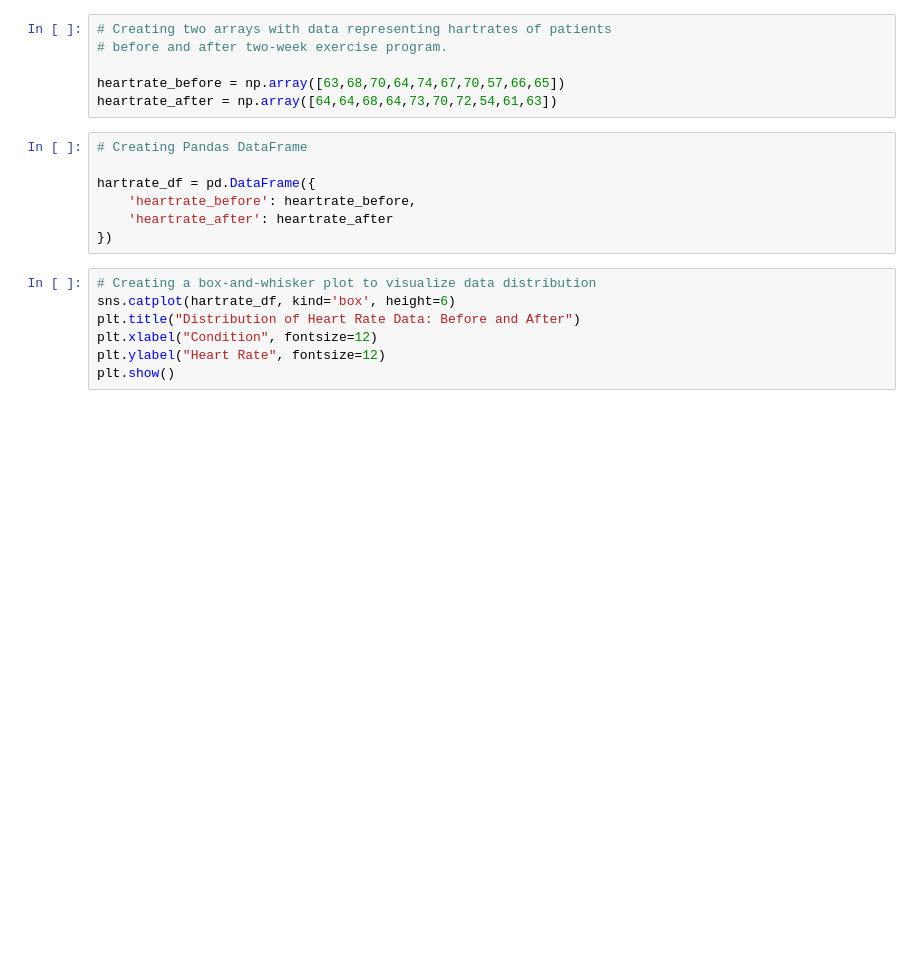
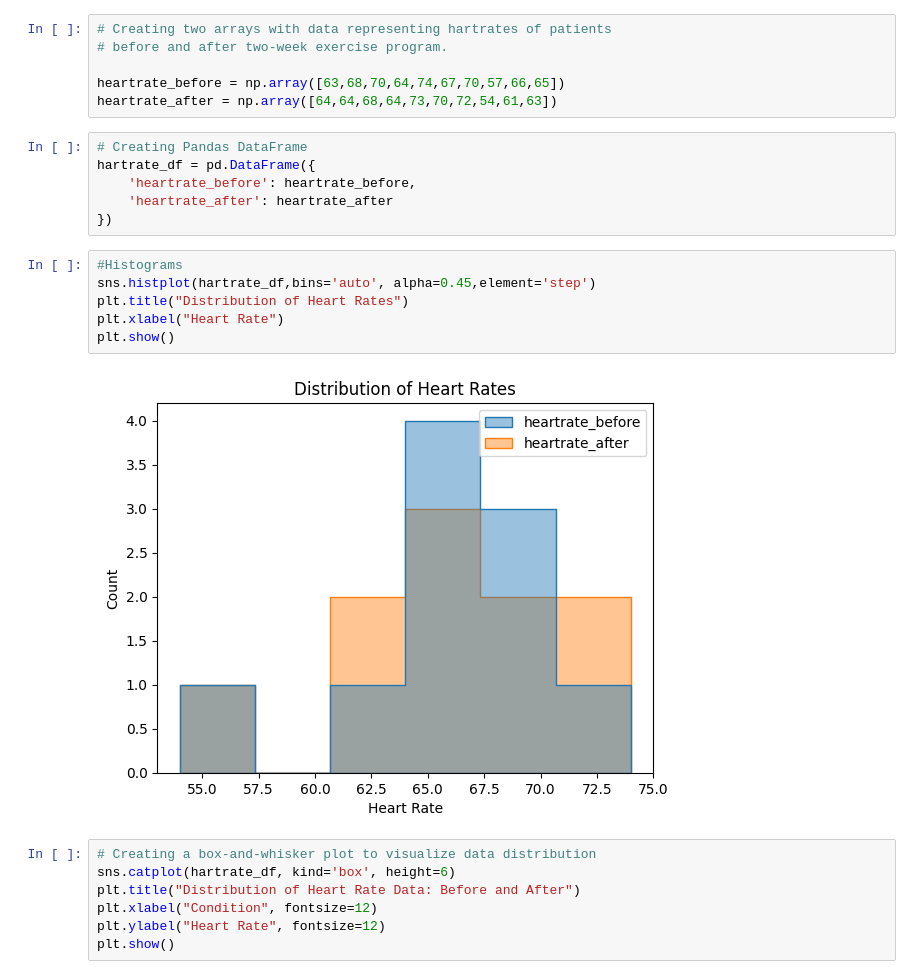
Before and after one commit to Kate-217/applied_statistics_assesment, a Jupyter notebook: tasks.ipynb, the cells around one changed output. Saved outputs shown, nothing was run; the diff lists cells and outputs as text; blank space fills up the shorter version.

```diff
--- a/tasks.ipynb
+++ b/tasks.ipynb
@@ -286,11 +285,18 @@ heartrate_before = np.array([63,68,70,64,74,67,70,57,66,65])
 heartrate_after = np.array([64,64,68,64,73,70,72,54,61,63])
 # %%
 # Creating Pandas DataFrame
-
 hartrate_df = pd.DataFrame({
     'heartrate_before': heartrate_before,
     'heartrate_after': heartrate_after
 })
+# %%
+#Histograms
+sns.histplot(hartrate_df,bins='auto', alpha=0.45,element='step')
+plt.title("Distribution of Heart Rates")
+plt.xlabel("Heart Rate")
+plt.show()
+# %% [output]
+[figure, added]
 # %%
 # Creating a box-and-whisker plot to visualize data distribution
 sns.catplot(hartrate_df, kind='box', height=6)
```
Also changed, not shown: parts of 13 cells of this notebook.
